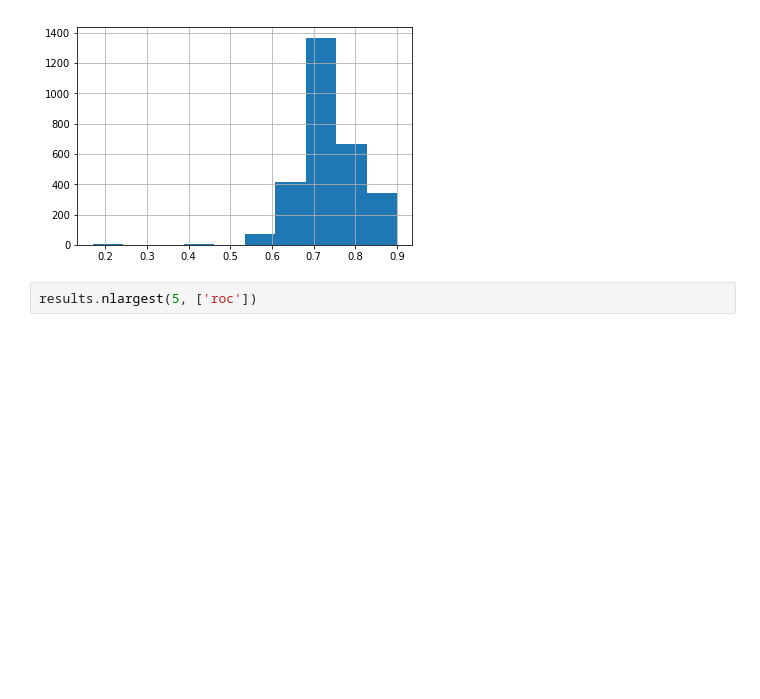
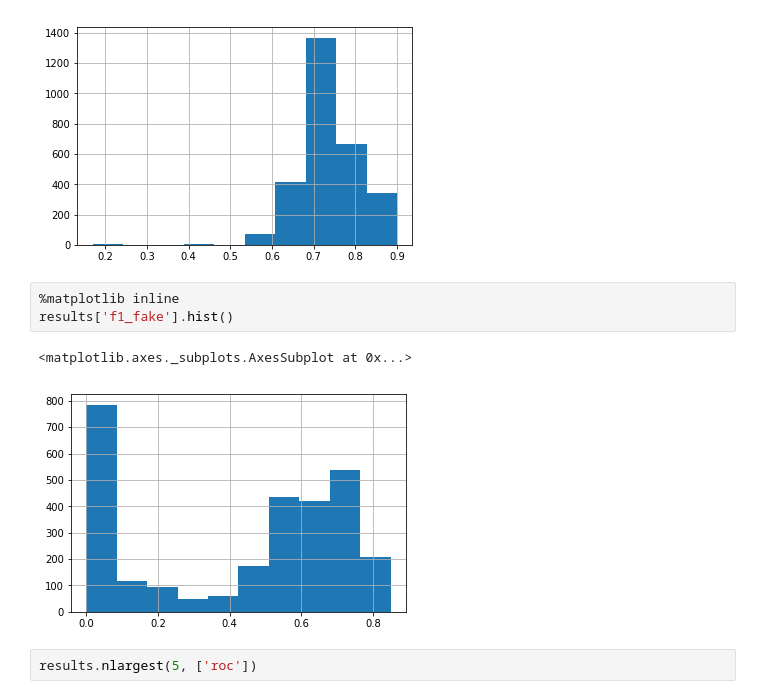
Before and after one commit to MaazAmjad/Urdu_Fake_News, a Jupyter notebook: ResultAnalysis.ipynb, the cells around one changed output. Drawn from its saved outputs; the diff is of its cells as text; blank space fills up the shorter version.

```diff
--- a/ResultAnalysis.ipynb
+++ b/ResultAnalysis.ipynb
@@ -271,6 +273,12 @@ results['f1_real'].hist()
 # %% [output]
 <matplotlib.axes._subplots.AxesSubplot at 0x...>
 [figure]
+# %%
+%matplotlib inline
+results['f1_fake'].hist()
+# %% [output]
+<matplotlib.axes._subplots.AxesSubplot at 0x...>
+[figure, added]
 # %%
 results.nlargest(5, ['roc'])
 # %% [output]
```
Also changed, not shown: parts of 11 cells of this notebook.
